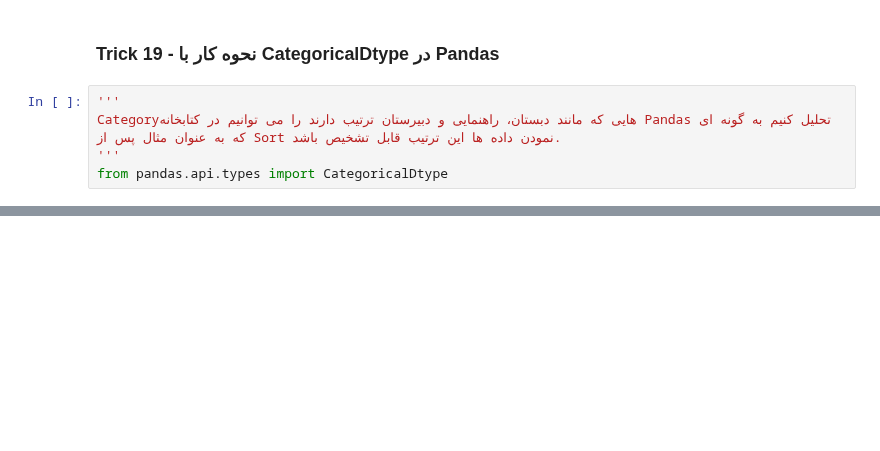
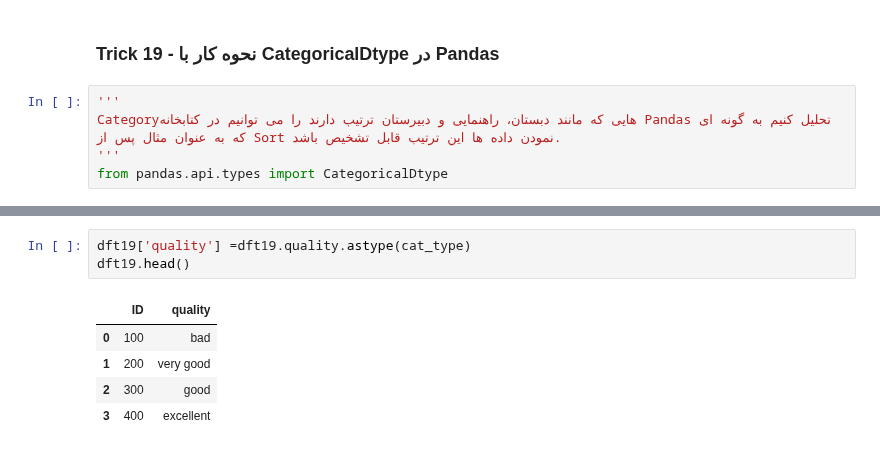
Before and after one commit to poorialari2017/ML_git001, a Jupyter notebook: MLproj002/Pooria/01 Preprocessing/Pandas/02 30Trick of Pandas.ipynb, the cells around one changed output, grey strips where cells are left out. Cells and saved outputs as stored; diff of their text form; blank space fills up the shorter version.

```diff
--- a/MLproj002/Pooria/01 Preprocessing/Pandas/02 30Trick of Pandas.ipynb
+++ b/MLproj002/Pooria/01 Preprocessing/Pandas/02 30Trick of Pandas.ipynb
@@ -1716,0 +1729,9 @@ cat_type = CategoricalDtype(["bad", "very good", "good", "excellent"])
+# %%
+dft19['quality'] =dft19.quality.astype(cat_type)
+dft19.head()
+# %% [output]
+|  | ID | quality |
+| 0 | 100 | bad |
+| 1 | 200 | very good |
+| 2 | 300 | good |
+| 3 | 400 | excellent |
```
Also changed, not shown: parts of 14 cells of this notebook.
